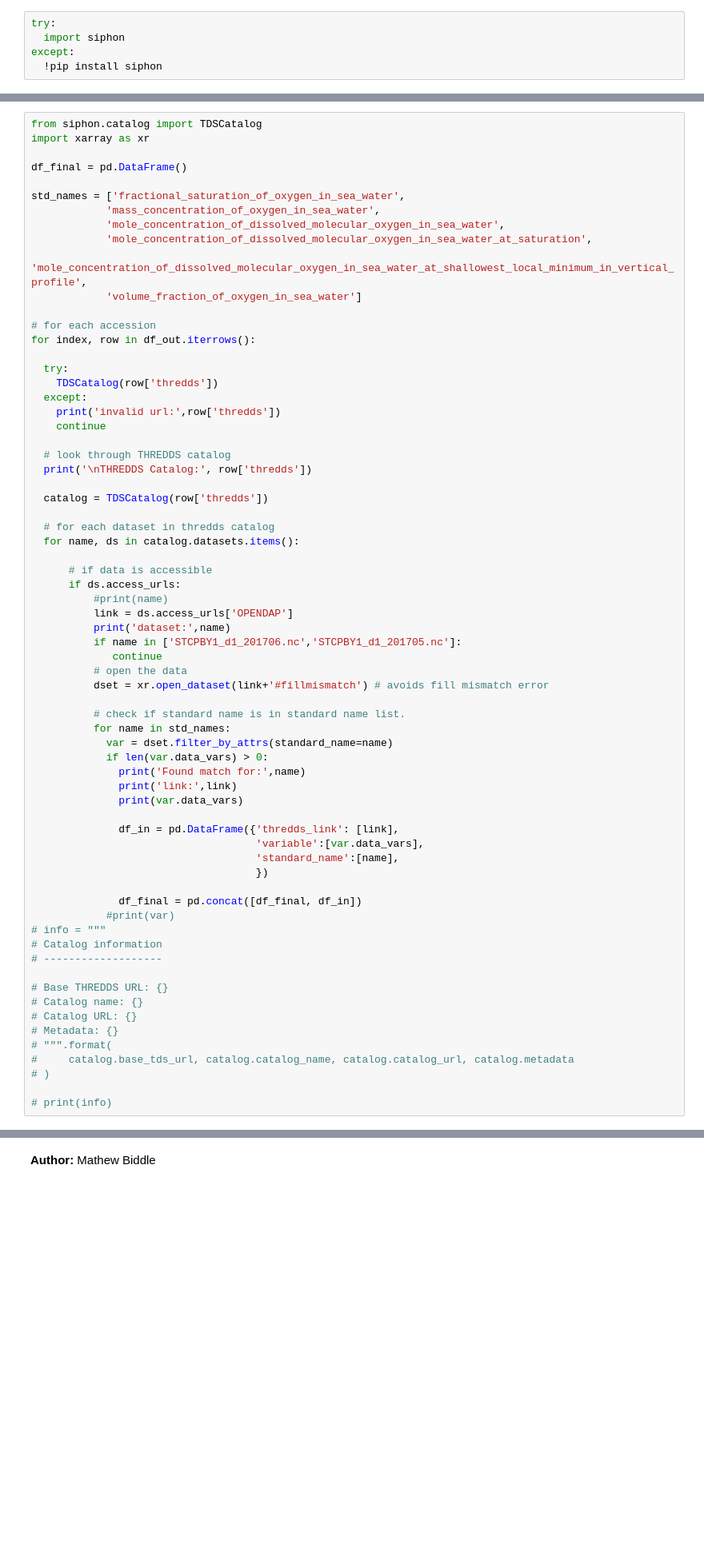
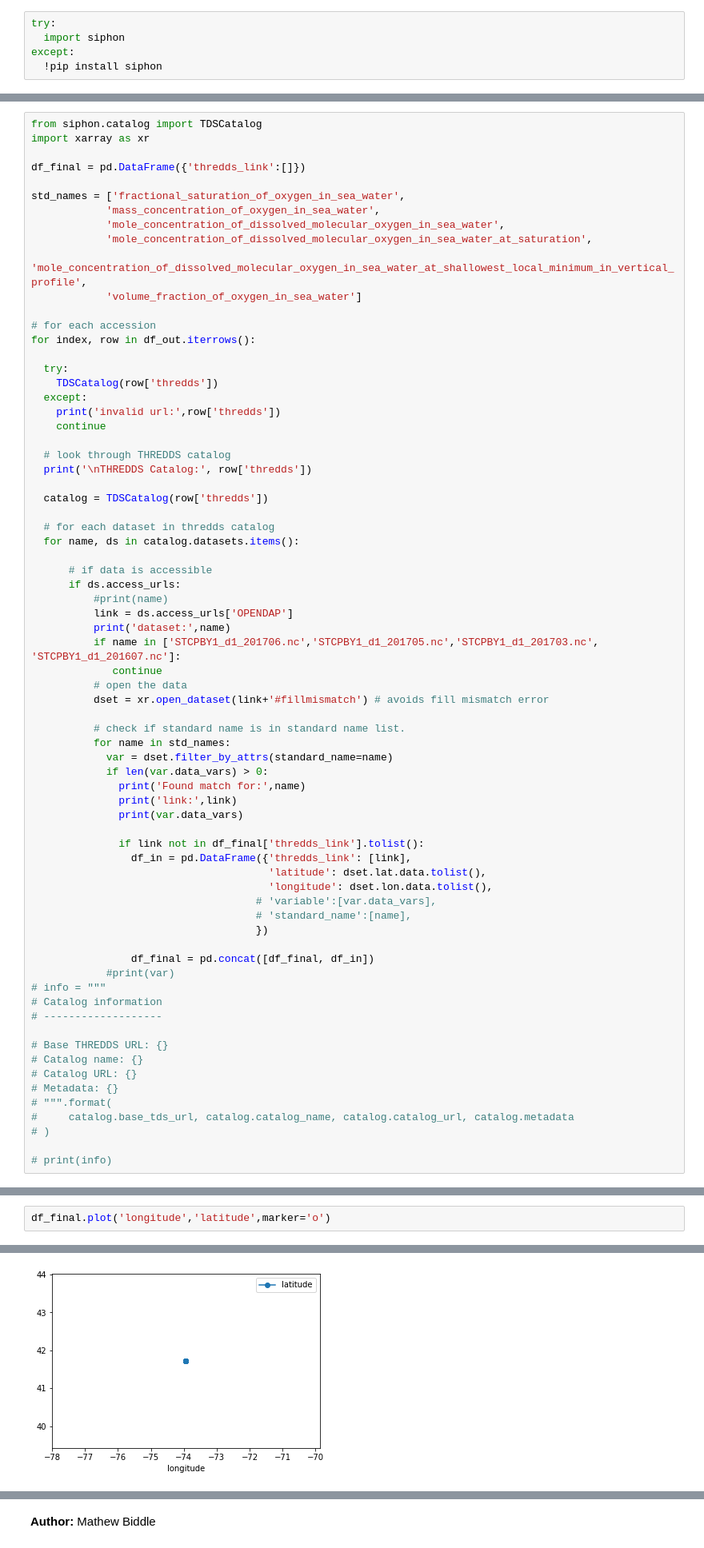
Before and after one commit to MathewBiddle/sandbox, a Jupyter notebook: IOOS_data_at_NCEI.ipynb, the cells around one changed output, grey strips where cells are left out. Shown: that part at 80% size. Drawn from its saved outputs; the diff is of its cells as text; blank space fills up the shorter version.

```diff
--- a/IOOS_data_at_NCEI.ipynb
+++ b/IOOS_data_at_NCEI.ipynb
@@ -199,7 +225,7 @@ except:
 from siphon.catalog import TDSCatalog
 import xarray as xr
 
-df_final = pd.DataFrame()
+df_final = pd.DataFrame({'thredds_link':[]})
 
 std_names = ['fractional_saturation_of_oxygen_in_sea_water',
             'mass_concentration_of_oxygen_in_sea_water',
@@ -230,7 +256,7 @@ for index, row in df_out.iterrows():
           #print(name)
           link = ds.access_urls['OPENDAP']
           print('dataset:',name)
-          if name in ['STCPBY1_d1_201706.nc','STCPBY1_d1_201705.nc']:
+          if name in ['STCPBY1_d1_201706.nc','STCPBY1_d1_201705.nc','STCPBY1_d1_201703.nc', 'STCPBY1_d1_201607.nc']:
              continue
           # open the data
           dset = xr.open_dataset(link+'#fillmismatch') # avoids fill mismatch error
@@ -243,12 +269,15 @@ for index, row in df_out.iterrows():
               print('link:',link)
               print(var.data_vars)
 
-              df_in = pd.DataFrame({'thredds_link': [link],
-                                    'variable':[var.data_vars],
-                                    'standard_name':[name],
+              if link not in df_final['thredds_link'].tolist():
+                df_in = pd.DataFrame({'thredds_link': [link],
+                                      'latitude': dset.lat.data.tolist(),
+                                      'longitude': dset.lon.data.tolist(),
+                                    # 'variable':[var.data_vars],
+                                    # 'standard_name':[name],
                                     })
 
-              df_final = pd.concat([df_final, df_in])
+                df_final = pd.concat([df_final, df_in])
             #print(var)
 # info = """
 # Catalog information
@@ -420,0 +348,3 @@ HTTPError: ignored
+# %%
+df_final.plot('longitude','latitude',marker='o')
+# %% [output]
@@ -421,3 +352,4 @@ HTTPError: ignored
+[figure, added]
 # %%
 link = 'https://www.ncei.noaa.gov/thredds-ocean/dodsC/ioos/maracoos/hrecos-waf/HRSCHD/HRSCHDH_d1_200806_verified.nc'
 dset = xr.open_dataset(link+'#fillmismatch') # avoids fill mismatch error
```
Also changed, not shown: parts of 12 cells of this notebook.
